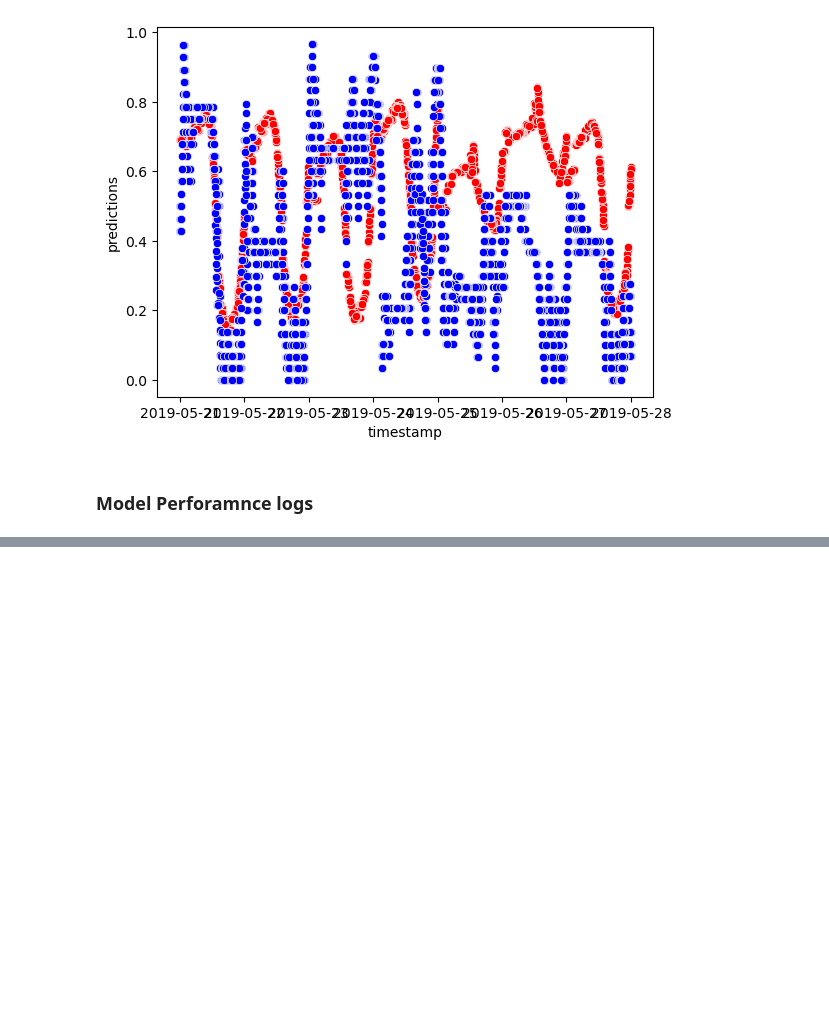
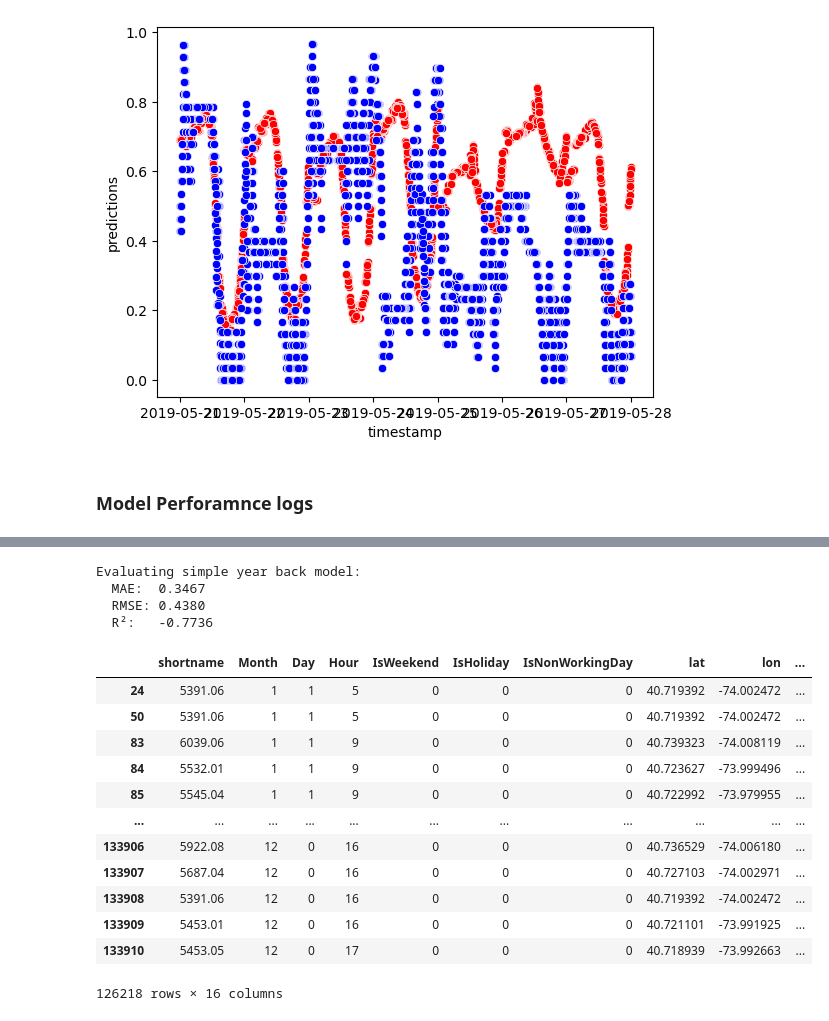
Before and after one commit to tristange123/citi_bike_project, a Jupyter notebook: Python_Backend/model_testing.ipynb, the cells around one changed output, grey strips where cells are left out. Drawn from its saved outputs; the diff is of its cells as text; code cells hidden in the pictures; blank space fills up the shorter version.

```diff
--- a/Python_Backend/model_testing.ipynb
+++ b/Python_Backend/model_testing.ipynb
@@ -47,4 +36,2 @@ used_shortname_to_name
-# %%
-df = pd.read_csv('small_train_set.csv')
 # %% [markdown]
 ### Final Pipeline
@@ -132,7 +146,8 @@ from catboost import CatBoostRegressor
 # %%
 df = process_file('mediumset_14thstbelow.csv')
 feature_columns = ['shortname', 'Month', 'Day', 'Hour',
-                   'IsWeekend', 'IsHoliday', 'IsNonWorkingDay', 'lat', 'lon', 'IsRushHour','minute']
+                   'IsWeekend', 'IsHoliday', 'IsNonWorkingDay', 'lat', 'lon', 'IsRushHour','minute',
+                   ]
 
 
 X_train = df[feature_columns]
@@ -141,7 +156,7 @@ y_train = df['percentage_available']
 Before dropping NA: 1445829 rows
 After dropping NA: 1444660 rows
 # %%
-val_dataset = process_file('valset_14thstbelow.csv')
+val_dataset = process_file('smallvalset_14thstbelow.csv')
 X_val = val_dataset[feature_columns]
 y_val = val_dataset['percentage_available']
 # %% [output]
@@ -294,21 +314,18 @@ model_logs
 # %%
+df_2018 = df[(df['timestamp'] >= dt(2018,1,1, tzinfo = timezone.utc)) & (df['timestamp'] < dt(2018,12,31, tzinfo = timezone.utc))]
+df_2018 = df_2018.sort_values('timestamp')
+df_2019 = val_dataset
+df_2019 = df_2019.sort_values('timestamp')
+df_2019['last_year_time'] = df_2019['timestamp'] - timedelta(days = 365)
 
-val_dataset['predictions'] = y_val_pred
-val_dataset['station_name'] = val_dataset['shortname'].map(used_shortname_to_name)
+df_lag = pd.merge_asof(
+    df_2019,
+    df_2018[["shortname","timestamp", "percentage_available"]],
+    left_on="last_year_time",
+    right_on="timestamp",
+    direction="backward",
+    by = 'shortname',
+    suffixes=("", "_lag_1h")
+)
 
-# 2. Define a small helper function to calculate MAE
-def calculate_station_mae(group):
-    # 'percentage_available' is your actual target
-    return mean_absolute_error(group['percentage_available'], group['predictions'])
-
-# 3. Group by station and apply the function
-station_errors = val_dataset.groupby('station_name').apply(calculate_station_mae)
-
-# 4. Convert to a clean, sorted DataFrame for easy reading
-station_errors_df = station_errors.reset_index()
-station_errors_df.columns = ['station_name', 'MAE']
-station_errors_df = station_errors_df.sort_values(by='MAE', ascending=False)
-
-# 5. Print the results
-print("--- MAE per Individual Station ---")
-print(station_errors_df)
+df_lag = df_lag.dropna(subset=["percentage_available_lag_1h"])
@@ -332,0 +332,24 @@ print(station_errors_df)
+# %%
+print("Evaluating simple year back model:")
+evaluate_model(df_lag['percentage_available'], df_lag['percentage_available_lag_1h'])
+# %% [output]
+Evaluating simple year back model:
+  MAE:  0.3467
+  RMSE: 0.4380
+  R²:   -0.7736
+# %%
+df_lag
+# %% [output]
+|  | shortname | Month | Day | Hour | IsWeekend | IsHoliday | IsNonWorkingDay | lat | lon | ... |
+| 24 | 5391.06 | 1 | 1 | 5 | 0 | 0 | 0 | 40.719392 | -74.002472 | ... |
+| 50 | 5391.06 | 1 | 1 | 5 | 0 | 0 | 0 | 40.719392 | -74.002472 | ... |
+| 83 | 6039.06 | 1 | 1 | 9 | 0 | 0 | 0 | 40.739323 | -74.008119 | ... |
+| 84 | 5532.01 | 1 | 1 | 9 | 0 | 0 | 0 | 40.723627 | -73.999496 | ... |
+| 85 | 5545.04 | 1 | 1 | 9 | 0 | 0 | 0 | 40.722992 | -73.979955 | ... |
+| ... | ... | ... | ... | ... | ... | ... | ... | ... | ... | ... |
+| 133906 | 5922.08 | 12 | 0 | 16 | 0 | 0 | 0 | 40.736529 | -74.006180 | ... |
+| 133907 | 5687.04 | 12 | 0 | 16 | 0 | 0 | 0 | 40.727103 | -74.002971 | ... |
+| 133908 | 5391.06 | 12 | 0 | 16 | 0 | 0 | 0 | 40.719392 | -74.002472 | ... |
+| 133909 | 5453.01 | 12 | 0 | 16 | 0 | 0 | 0 | 40.721101 | -73.991925 | ... |
+| 133910 | 5453.05 | 12 | 0 | 17 | 0 | 0 | 0 | 40.718939 | -73.992663 | ... |
+126218 rows × 16 columns
```
Also changed, not shown: parts of 17 cells of this notebook.
